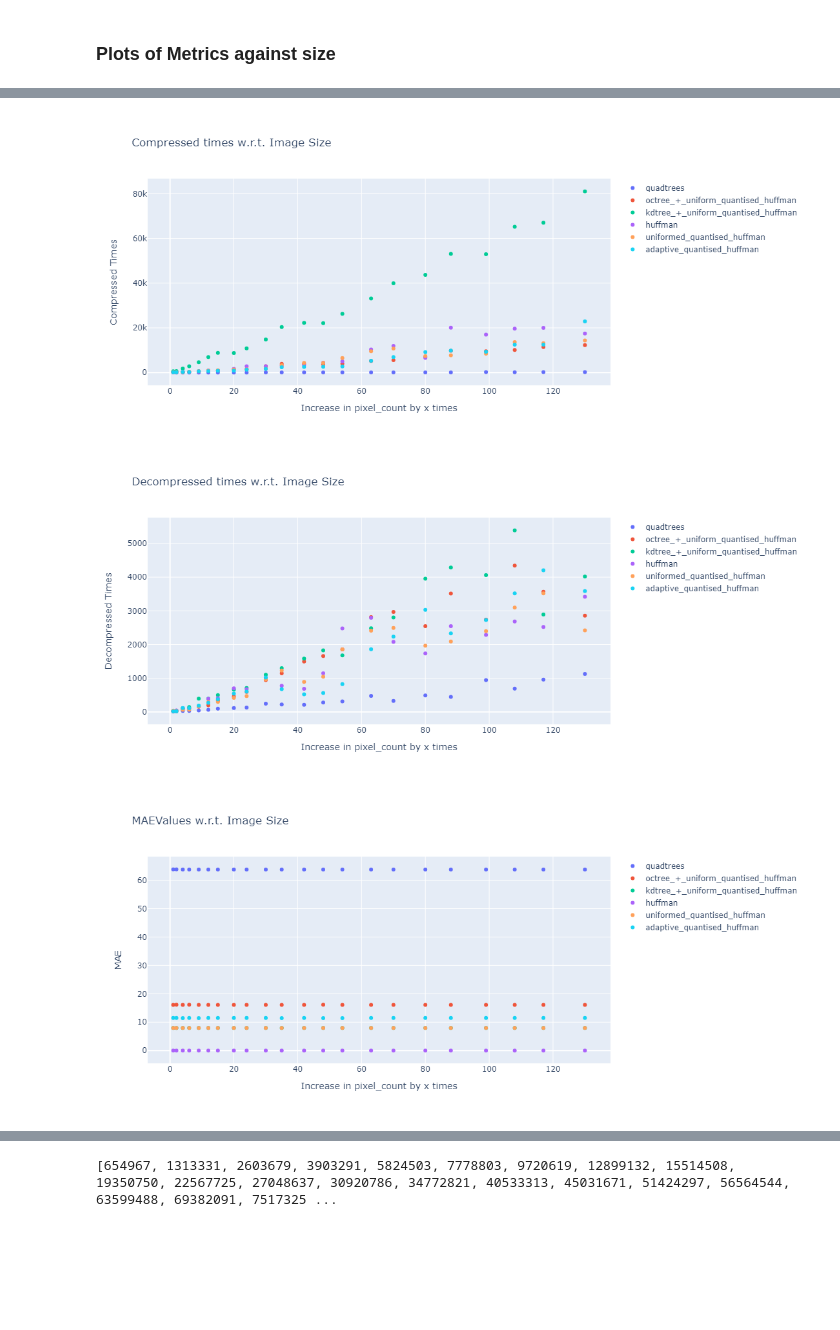
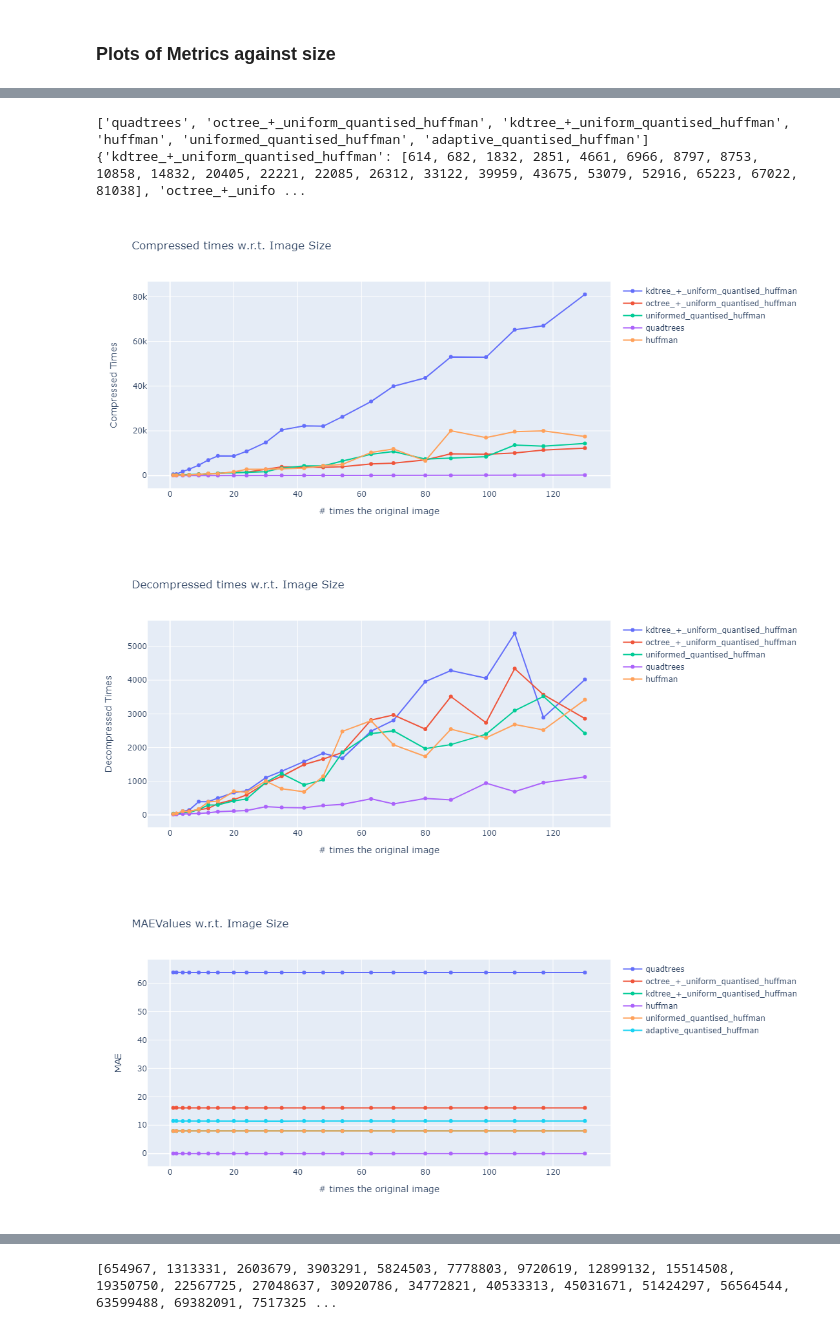
Before and after one commit to JET2001/cs201-g5t6-tree-data-compression, a Jupyter notebook: data_analysis_utils/Image-Generation-and-Analysis.ipynb, the cells around one changed output, grey strips where cells are left out. Saved outputs shown, nothing was run; the diff lists cells and outputs as text; code cells hidden in the pictures; blank space fills up the shorter version.

```diff
--- a/data_analysis_utils/Image-Generation-and-Analysis.ipynb
+++ b/data_analysis_utils/Image-Generation-and-Analysis.ipynb
@@ -58,7 +57,7 @@ bytesSaved  = {
 }
 decompressTimes = {
     "quadtrees": [10, 13, 30, 29, 45, 62, 97, 117, 129, 244, 222, 212, 279, 313, 477, 328, 489, 445, 945, 691, 958, 1125],
-    "octree_+_uniform_quantised_huffman": [20, 39, 82, 111, 156, 196, 332, 454, 594, 943, 1146, 1495, 1659, 1853, 2815, 2967, 2546, 3513, 2738, 4342, 3567, 2859],
+    "octree_+_uniform_quantised_huffman": [18, 20, 59, 81, 187, 240, 303, 450, 750, 997, 508, 1104, 1555, 1796, 2025, 2511, 2326, 2887, 1979, 3286, 2236, 3362],
     "kdtree_+_uniform_quantised_huffman": [24, 18, 113, 144, 392, 394, 498, 663, 710, 1104, 1298, 1581, 1829, 1677, 2485, 2806, 3957, 4286, 4060, 5388, 2893, 4016],
     "huffman": [28, 45, 109, 95, 173, 391, 408, 698, 673, 1006, 775, 688, 1146, 2480, 2795, 2081, 1736, 2544, 2289, 2685, 2521, 3416],
     "uniformed_quantised_huffman": [38, 28, 64, 68, 162, 292, 298, 417, 472, 965, 1227, 892, 1043, 1853, 2413, 2495, 1967, 2088, 2395, 3097, 3517, 2419],
@@ -66,7 +65,7 @@ decompressTimes = {
 }
 maeValues = {
     "quadtrees": [63.77640533333334, 63.79952177777778, 63.723686666666666, 63.75604474074074, 63.760400790123455, 63.75575792592593, 63.75989842962963, 63.74481342222222, 63.75437822222222, 63.76063324444444, 63.75181226666667, 63.75022725925926, 63.74864348148148, 63.75167344855967, 63.74677528042328, 63.743589180952384, 63.7543422, 63.7455077979798, 63.74274804938272, 63.758436312757205, 63.754109082621085, 63.7491683965812],
-    "octree_+_uniform_quantised_huffman": [16.116668444444443, 16.12324977777778, 16.114012, 16.124855407407406, 16.11361560493827, 16.111083555555556, 16.11732468148148, 16.111893066666667, 16.120089037037037, 16.113659259259258, 16.117009980952382, 16.117955851851853, 16.120861185185184, 16.11663588477366, 16.11709423633157, 16.11398354285714, 16.119592244444444, 16.119429616161614, 16.11874794163861, 16.117035670781892, 16.11906826210826, 16.119970352136754],
+    "octree_+_uniform_quantised_huffman": [15.939331555555556, 15.947815111111112, 15.939354222222223, 15.948677037037037, 15.937100839506172, 15.933044444444445, 15.941092385185184, 15.934866222222222, 15.943981777777777, 15.937546192592592, 15.940146184126984, 15.940589417989418, 15.944442074074074, 15.940615341563786, 15.939826031746032, 15.937999695238096, 15.943033, 15.942933535353536, 15.941934868686868, 15.940314255144033, 15.942855718898386, 15.94371003076923],
     "kdtree_+_uniform_quantised_huffman": [7.979633777777778, 7.9722684444444445, 7.9702866666666665, 7.972240296296296, 7.97144, 7.973885629629629, 7.972362785185185, 7.971877244444444, 7.971181185185185, 7.972500622222222, 7.973544126984127, 7.972493841269841, 7.971784814814815, 7.972933102880658, 7.974030024691358, 7.973012622222222, 7.9720922, 7.972411676767677, 7.9725282334455665, 7.972342897119342, 7.971943111111111, 7.97309842051282],
     "huffman": [0.0, 7.111111111111111e-06, 4.133333333333333e-05, 1.6888888888888888e-05, 2.2123456790123455e-05, 0.0, 0.0, 0.0, 5.703703703703704e-06, 0.0, 7.212698412698413e-06, 1.3968253968253969e-06, 0.0, 2.403292181069959e-06, 1.6649029982363315e-06, 0.0, 3.3333333333333335e-07, 3.797979797979798e-06, 3.0886644219977554e-06, 1.5967078189300412e-06, 2.339981006647673e-06, 1.258119658119658e-06],
     "uniformed_quantised_huffman": [7.979633777777778, 7.9722684444444445, 7.9702866666666665, 7.972240296296296, 7.97144, 7.973885629629629, 7.972362785185185, 7.971877244444444, 7.971181185185185, 7.972500622222222, 7.973544126984127, 7.972493841269841, 7.971784814814815, 7.972933102880658, 7.974030024691358, 7.973012622222222, 7.9720922, 7.972411676767677, 7.9725282334455665, 7.972342897119342, 7.971943111111111, 7.97309842051282],
@@ -74,7 +73,7 @@ maeValues = {
 }
 mseValues = {
     "quadtrees": [16265.055402666667, 16278.165792, 16247.82202, 16260.392461333333, 16259.949369481481, 16261.825214222223, 16261.9069984, 16254.437860533333, 16259.737988888888, 16260.59452231111, 16257.857618895237, 16257.164035428572, 16257.067841333333, 16257.144098271605, 16255.995061248677, 16253.120362666667, 16258.7698426, 16254.976413575758, 16255.205736404041, 16260.815092049383, 16258.984969299145, 16256.289223753845],
-    "octree_+_uniform_quantised_huffman": [1051.015328, 1051.6562986666668, 1050.6488573333334, 1051.8260844444444, 1050.569495111111, 1050.5539022222222, 1051.001256888889, 1050.4431746666667, 1051.2385506666667, 1050.6748074666666, 1050.998352152381, 1051.061901079365, 1051.2967682222222, 1050.9829296790124, 1051.0471304973546, 1050.6929432380953, 1051.2342863333333, 1051.2351621818182, 1051.1795934814816, 1051.0119211358024, 1051.1764077948717, 1051.2950798769232],
+    "octree_+_uniform_quantised_huffman": [1017.2826773333334, 1017.87296, 1016.949948, 1017.9407244444444, 1016.7307288888888, 1016.509328, 1017.1898727111111, 1016.5565618666667, 1017.4168786666667, 1016.8609294222222, 17.1476156190477, 1017.487198, 1017.1792613333333, 1017.1551027301588, 1016.9271061333334, 1017.3706299333334, 1017.3749648484849, 1017.2877791245792, 1017.1149766419753, 1017.3445213903134, 1017.4878480410256],
     "kdtree_+_uniform_quantised_huffman": [255.146784, 254.88270933333334, 254.77194266666666, 254.86772888888888, 254.79301748148148, 254.93706133333333, 254.84807573333333, 254.80940453333332, 254.794628, 254.85649493333332, 254.91979855238094, 254.8510314920635, 254.8207588888889, 254.88018854320987, 254.93593760846562, 254.8791353904762, 254.83946193333333, 254.85334545454546, 254.86420385185184, 254.84480814814816, 254.8304423931624, 254.8916850871795],
     "huffman": [0.0, 0.00017066666666666668, 0.011532, 0.002888, 0.007433481481481482, 0.0, 0.0, 0.0, 0.0013175555555555555, 0.0, 0.003072609523809524, 0.0001382857142857143, 0.0, 0.000526320987654321, 0.00029468783068783066, 0.0, 1.5e-05, 0.002142060606060606, 0.0015937508417508417, 0.00046464197530864197, 0.001081071225071225, 0.00034724102564102563],
     "uniformed_quantised_huffman": [255.146784, 254.88270933333334, 254.77194266666666, 254.86772888888888, 254.79301748148148, 254.93706133333333, 254.84807573333333, 254.80940453333332, 254.794628, 254.85649493333332, 254.91979855238094, 254.8510314920635, 254.8207588888889, 254.88018854320987, 254.93593760846562, 254.8791353904762, 254.83946193333333, 254.85334545454546, 254.86420385185184, 254.84480814814816, 254.8304423931624, 254.8916850871795],
@@ -82,7 +81,7 @@ mseValues = {
 }
 psnrValues = {
     "quadtrees": [6.018248139367003, 6.014748934406905, 6.022852077431466, 6.0194933733836695, 6.019611719216103, 6.0191107200971175, 6.01908887855883, 6.021084063092142, 6.019668178199815, 6.019439405791788, 6.020170450460617, 6.020355730652377, 6.020381428054618, 6.020361056675135, 6.020668022075382, 6.021436093256818, 6.019926775914842, 6.0209401720871645, 6.0208789028894465, 6.0193804955407595, 6.019869312944909, 6.020589434454985],
-    "octree_+_uniform_quantised_huffman": [17.914713110458752, 17.912065335802097, 17.916227683443687, 17.911364241016166, 17.916555746209358, 17.91662020606555, 17.91477125468039, 17.917077973160477, 17.913790820589604, 17.91612041772446, 17.914783257642057, 17.91452066813459, 17.913550315111223, 17.914846986992448, 17.914581700004632, 17.916045454496782, 17.913808437715524, 17.91380481934034, 17.914034395163696, 17.914727188128982, 17.914047556836742, 17.91355728973207],
+    "octree_+_uniform_quantised_huffman": [18.056387116346837, 18.053867834701908, 18.057807824214002, 18.053578714685404, 18.058744113295507, 18.059689925713347, 18.05678333241132, 18.05948812794813, 18.055814226865998, 18.058187999947837, 18.056876468951412, 18.056963755001107, 18.055514072192366, 18.056828638474386, 18.056931787182243, 18.057905372850286, 18.056011648656725, 18.05599314383986, 18.05636533602678, 18.057103116828756, 18.056123102057533, 18.055511297620452],
     "kdtree_+_uniform_quantised_huffman": [24.062902622339774, 24.067399859550214, 24.06928762228056, 24.067655118746593, 24.06892838738404, 24.066473854905908, 24.067990021330992, 24.06864907920618, 24.068900936196332, 24.067846549511714, 24.06676794256473, 24.067939651625096, 24.06845556107016, 24.06744281148906, 24.066492998006655, 24.067460756366156, 24.068136814239676, 24.06790021931167, 24.06771518577537, 24.068045705616964, 24.068290526926756, 24.06724692443188],
     "huffman": [float('inf'), 85.80931654611743, 67.51175727151741, 73.52483171970309, 69.4188809703061, float('inf'), float('inf'), float('inf'), 76.9331142429829, float('inf'), 73.2557298851581, 86.72303043573774, float('inf'), 80.91829672513704, 83.43718159100942, float('inf'), 96.3698910181223, 74.82248606554457, 76.106599337141, 81.45961919886108, 77.79226053004884, 82.72449330547374],
     "uniformed_quantised_huffman": [24.062902622339774, 24.067399859550214, 24.06928762228056, 24.067655118746593, 24.06892838738404, 24.066473854905908, 24.067990021330992, 24.06864907920618, 24.068900936196332, 24.067846549511714, 24.06676794256473, 24.067939651625096, 24.06845556107016, 24.06744281148906, 24.066492998006655, 24.067460756366156, 24.068136814239676, 24.06790021931167, 24.06771518577537, 24.068045705616964, 24.068290526926756, 24.06724692443188],
@@ -125,12 +124,20 @@ def plot_image(pixel_count: list[int], values: dict, title: str, y_axis: str) ->
     for idx, key in enumerate(values.keys()):
         # scaled_values = [x/values[key][0] for x in values[key]]
         fig.add_trace(
-            go.Scatter(x = scaled_pixel_counts, y = values[key], mode = 'markers', name = key)
+            go.Scatter(x = scaled_pixel_counts, y = values[key], mode = 'lines+markers', name = key)
         )
     fig.update_yaxes(title = f"{y_axis}")
-    fig.update_xaxes(title = "Increase in pixel_count by x times")
+    fig.update_xaxes(title = "# times the original image")
     fig.update_layout(width = 700, height = 500, title = title, showlegend = True)
     fig.show()
+    # fig.write_image(f"images/{title}.pdf")
 # %%
-plot_image(pixel_counts, bytesSaved, "Improvement in Bytes saved w.r.t. Image size", "Bytes saved")
+filter = {'huffman', 'uniformed_quantised_huffman', 'kdtree_+_uniform_quantised_huffman', 'quadtrees', 'octree_+_uniform_quantised_huffman'}
+filtered_stats = dict()
+# print(list(compressedTimes.keys()))
+for item in filter:
+    if item in compressedTimes.keys():
+        filtered_stats[item] = copy.deepcopy(bytesSaved[item])
+
+plot_image(pixel_counts, filtered_stats, "Bytes saved against Image size", "Bytes saved")
 # %% [output]
@@ -138,13 +149,30 @@ plot_image(pixel_counts, bytesSaved, "Improvement in Bytes saved w.r.t. Image si
 # %%
-plot_image(pixel_counts, compressedTimes, "Compressed times w.r.t. Image Size", "Compressed Times")
+import copy
+filter = {'huffman', 'uniformed_quantised_huffman', 'kdtree_+_uniform_quantised_huffman', 'quadtrees', 'octree_+_uniform_quantised_huffman'}
+pixel_count_compressed_times = dict()
+print(list(compressedTimes.keys()))
+for item in filter:
+    if item in compressedTimes.keys():
+        pixel_count_compressed_times[item] = copy.deepcopy(compressedTimes[item])
+print(pixel_count_compressed_times)
+plot_image(pixel_counts, pixel_count_compressed_times, "Compressed times w.r.t. Image Size", "Compressed Times")
 # %% [output]
+['quadtrees', 'octree_+_uniform_quantised_huffman', 'kdtree_+_uniform_quantised_huffman', 'huffman', 'uniformed_quantised_huffman', 'adaptive_quantised_huffman']
+{'kdtree_+_uniform_quantised_huffman': [614, 682, 1832, 2851, 4661, 6966, 8797, 8753, 10858, 14832, 20405, 22221, 22085, 26312, 33122, 39959, 43675, 53079, 52916, 65223, 67022, 81038], 'octree_+_unifo ...
-[figure, old version]
+[figure, new version]
 # %%
-plot_image(pixel_counts, decompressTimes, "Decompressed times w.r.t. Image Size", "Decompressed Times")
+filter = {'huffman', 'uniformed_quantised_huffman', 'kdtree_+_uniform_quantised_huffman', 'quadtrees', 'octree_+_uniform_quantised_huffman'}
+filtered_stats = dict()
+# print(list(compressedTimes.keys()))
+for item in filter:
+    if item in compressedTimes.keys():
+        filtered_stats[item] = copy.deepcopy(decompressTimes[item])
+
+plot_image(pixel_counts, filtered_stats, "Decompressed times w.r.t. Image Size", "Decompressed Times")
 # %% [output]
-[figure, old version]
+[figure, new version]
 # %%
 plot_image(pixel_counts, maeValues, "MAEValues w.r.t. Image Size", "MAE")
 # %% [output]
-[figure, old version]
+[figure, new version]
 # %%
```
Also changed, not shown: parts of 9 cells of this notebook, 5 other files.
